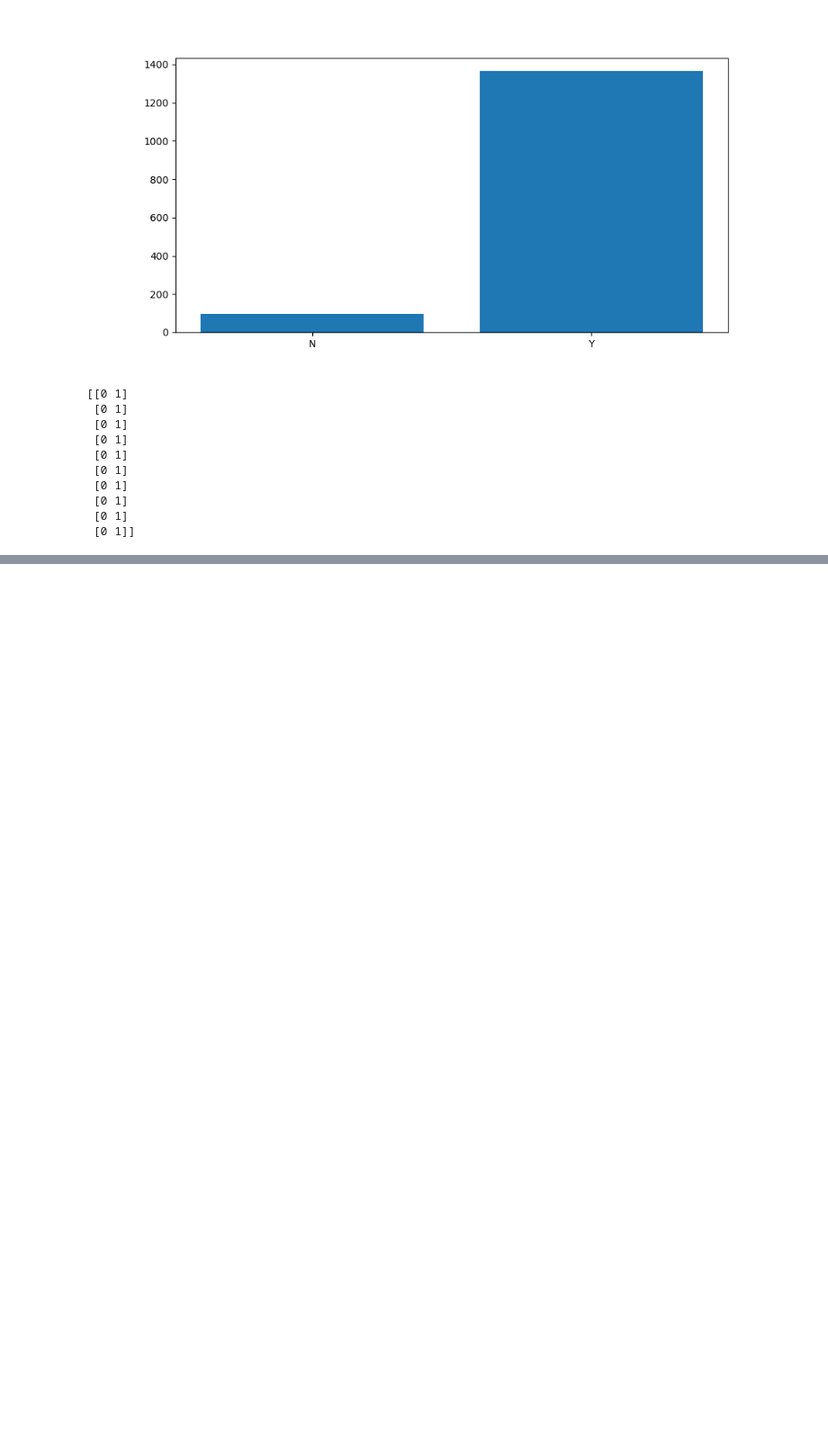
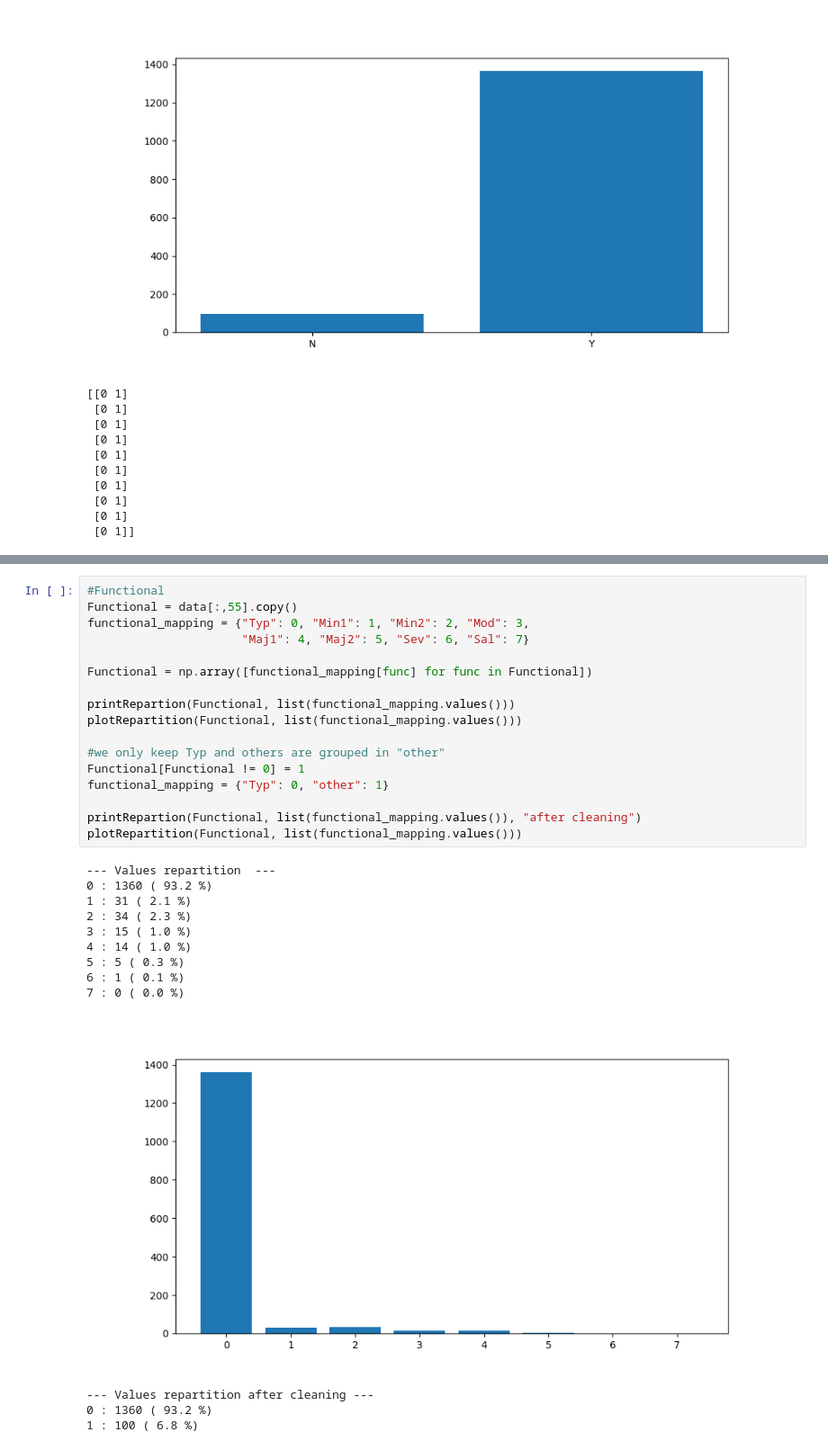
Before and after one commit to MaximeD34/house_price, a Jupyter notebook: data_processing.ipynb, the cells around one changed output, grey strips where cells are left out. Shown at 90% size. Cells and saved outputs as stored; diff of their text form; blank space fills up the shorter version.

```diff
--- a/data_processing.ipynb
+++ b/data_processing.ipynb
@@ -1169,0 +1293,31 @@ Fuse : 126 ( 8.6 %)
+# %%
+#Functional
+Functional = data[:,55].copy()
+functional_mapping = {"Typ": 0, "Min1": 1, "Min2": 2, "Mod": 3,
+                      "Maj1": 4, "Maj2": 5, "Sev": 6, "Sal": 7}
+
+Functional = np.array([functional_mapping[func] for func in Functional])
+
+printRepartion(Functional, list(functional_mapping.values()))
+plotRepartition(Functional, list(functional_mapping.values()))
+
+#we only keep Typ and others are grouped in "other"
+Functional[Functional != 0] = 1
+functional_mapping = {"Typ": 0, "other": 1}
+
+printRepartion(Functional, list(functional_mapping.values()), "after cleaning")
+plotRepartition(Functional, list(functional_mapping.values()))
+# %% [output]
+--- Values repartition  ---
+0 : 1360 ( 93.2 %)
+1 : 31 ( 2.1 %)
+2 : 34 ( 2.3 %)
+3 : 15 ( 1.0 %)
+4 : 14 ( 1.0 %)
+5 : 5 ( 0.3 %)
+6 : 1 ( 0.1 %)
+7 : 0 ( 0.0 %)
+[figure, added]
+--- Values repartition after cleaning ---
+0 : 1360 ( 93.2 %)
+1 : 100 ( 6.8 %)
```
Also changed, not shown: parts of 15 cells of this notebook.
